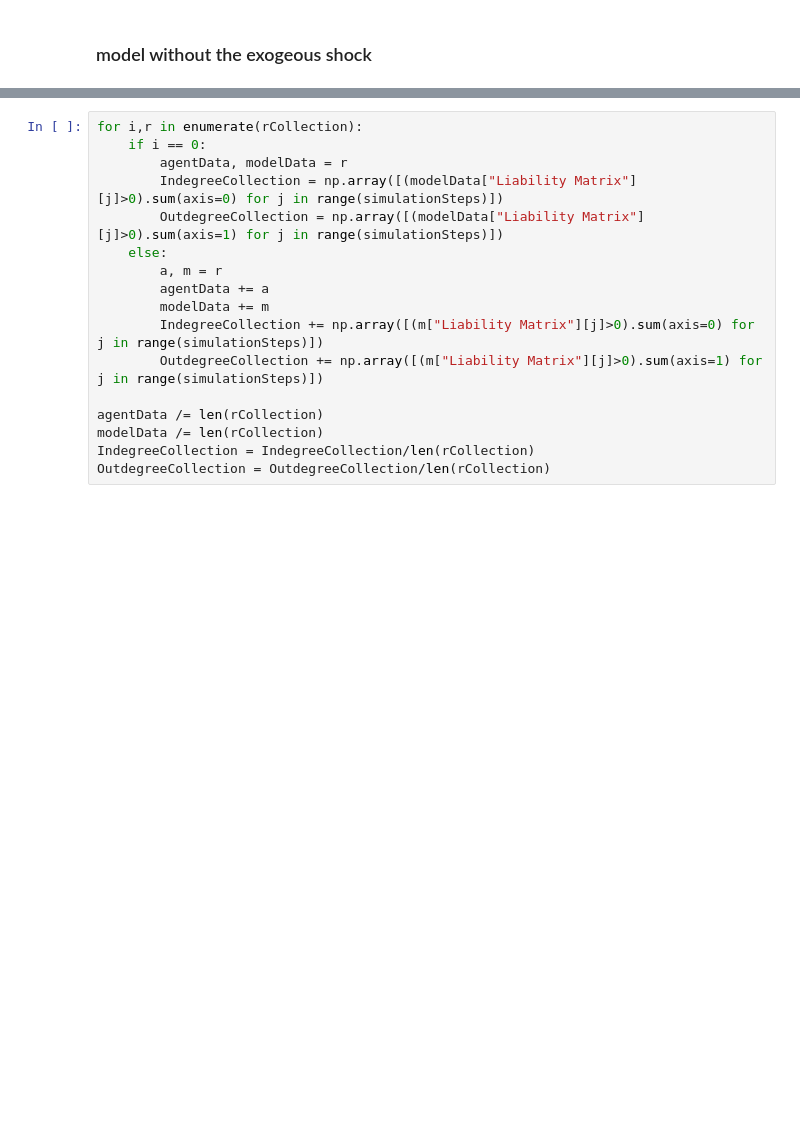
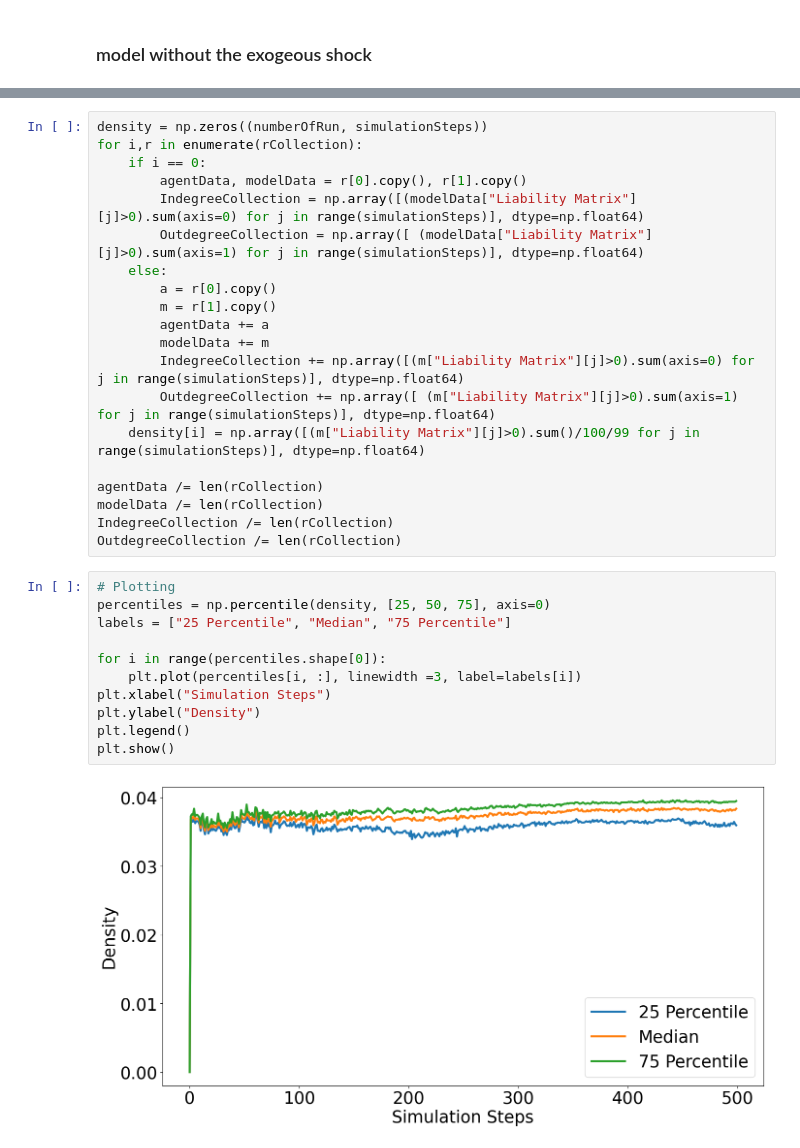
Before and after one commit to dongxulee/balanceSheet, a Jupyter notebook: bankingSystem.ipynb, the cells around one changed output, grey strips where cells are left out. Drawn from its saved outputs; the diff is of its cells as text; blank space fills up the shorter version.

```diff
--- a/bankingSystem.ipynb
+++ b/bankingSystem.ipynb
@@ -46,20 +55,36 @@ rCollection = multiRun(numberOfRun, params)
 # %%
+density = np.zeros((numberOfRun, simulationSteps))
 for i,r in enumerate(rCollection):
     if i == 0:
-        agentData, modelData = r
-        IndegreeCollection = np.array([(modelData["Liability Matrix"][j]>0).sum(axis=0) for j in range(simulationSteps)])
-        OutdegreeCollection = np.array([(modelData["Liability Matrix"][j]>0).sum(axis=1) for j in range(simulationSteps)])
+        agentData, modelData = r[0].copy(), r[1].copy()
+        IndegreeCollection = np.array([(modelData["Liability Matrix"][j]>0).sum(axis=0) for j in range(simulationSteps)], dtype=np.float64)
+        OutdegreeCollection = np.array([ (modelData["Liability Matrix"][j]>0).sum(axis=1) for j in range(simulationSteps)], dtype=np.float64)
     else:
-        a, m = r
+        a = r[0].copy()
+        m = r[1].copy()
         agentData += a
         modelData += m
-        IndegreeCollection += np.array([(m["Liability Matrix"][j]>0).sum(axis=0) for j in range(simulationSteps)])
-        OutdegreeCollection += np.array([(m["Liability Matrix"][j]>0).sum(axis=1) for j in range(simulationSteps)])
+        IndegreeCollection += np.array([(m["Liability Matrix"][j]>0).sum(axis=0) for j in range(simulationSteps)], dtype=np.float64)
+        OutdegreeCollection += np.array([ (m["Liability Matrix"][j]>0).sum(axis=1) for j in range(simulationSteps)], dtype=np.float64)
+    density[i] = np.array([(m["Liability Matrix"][j]>0).sum()/100/99 for j in range(simulationSteps)], dtype=np.float64)
 
 agentData /= len(rCollection)
 modelData /= len(rCollection)
-IndegreeCollection = IndegreeCollection/len(rCollection)
-OutdegreeCollection = OutdegreeCollection/len(rCollection)
+IndegreeCollection /= len(rCollection)
+OutdegreeCollection /= len(rCollection)
+# %%
+# Plotting
+percentiles = np.percentile(density, [25, 50, 75], axis=0)
+labels = ["25 Percentile", "Median", "75 Percentile"]
+
+for i in range(percentiles.shape[0]):
+    plt.plot(percentiles[i, :], linewidth =3, label=labels[i])
+plt.xlabel("Simulation Steps")
+plt.ylabel("Density")
+plt.legend()
+plt.show()
+# %% [output]
+[figure, added]
 # %%
 def plot_degree_distribution(t):
     fig, (ax1, ax2) = plt.subplots(1, 2)
```
Also changed, not shown: parts of 6 cells of this notebook, 4 other files.
